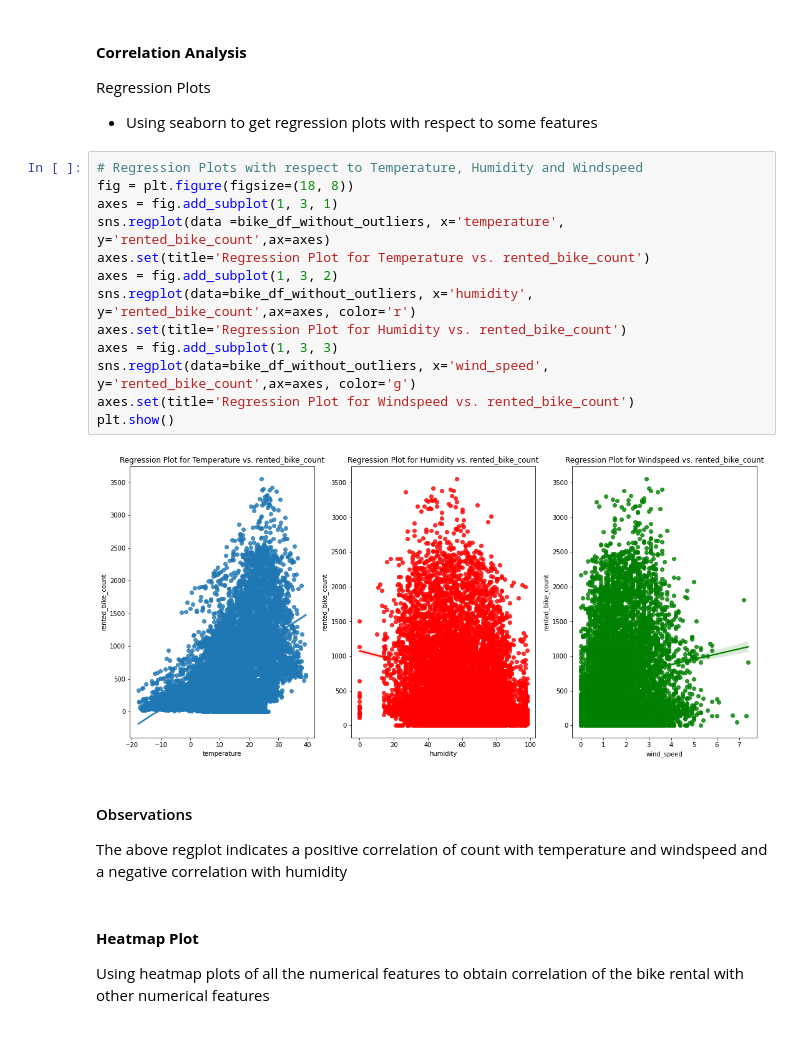
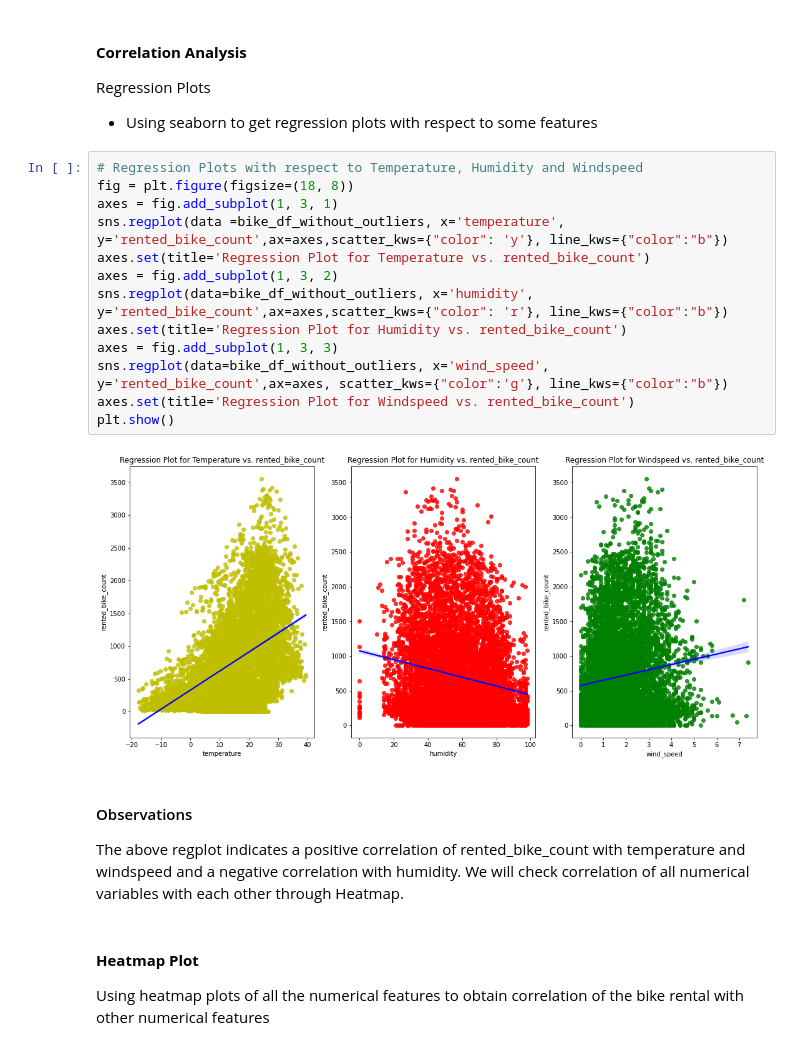
Before and after one commit to Navneet2409/bike-sharing-demand-prediction, a Jupyter notebook: Bike_Sharing_Notebook_Navneet_Keshri.ipynb, the cells around one changed output. Saved outputs shown, nothing was run; the diff lists cells and outputs as text.

```diff
--- a/Bike_Sharing_Notebook_Navneet_Keshri.ipynb
+++ b/Bike_Sharing_Notebook_Navneet_Keshri.ipynb
@@ -717,22 +711,22 @@ Regression Plots
 # %%
 # Regression Plots with respect to Temperature, Humidity and Windspeed
 fig = plt.figure(figsize=(18, 8))
 axes = fig.add_subplot(1, 3, 1)
-sns.regplot(data =bike_df_without_outliers, x='temperature', y='rented_bike_count',ax=axes)
+sns.regplot(data =bike_df_without_outliers, x='temperature', y='rented_bike_count',ax=axes,scatter_kws={"color": 'y'}, line_kws={"color":"b"})
 axes.set(title='Regression Plot for Temperature vs. rented_bike_count')
 axes = fig.add_subplot(1, 3, 2)
-sns.regplot(data=bike_df_without_outliers, x='humidity', y='rented_bike_count',ax=axes, color='r')
+sns.regplot(data=bike_df_without_outliers, x='humidity', y='rented_bike_count',ax=axes,scatter_kws={"color": 'r'}, line_kws={"color":"b"})
 axes.set(title='Regression Plot for Humidity vs. rented_bike_count')
 axes = fig.add_subplot(1, 3, 3)
-sns.regplot(data=bike_df_without_outliers, x='wind_speed', y='rented_bike_count',ax=axes, color='g')
+sns.regplot(data=bike_df_without_outliers, x='wind_speed', y='rented_bike_count',ax=axes, scatter_kws={"color":'g'}, line_kws={"color":"b"})
 axes.set(title='Regression Plot for Windspeed vs. rented_bike_count')
 plt.show()
 # %% [output]
-[figure, old version]
+[figure, new version]
 # %% [markdown]
 #### Observations
 
-The above regplot indicates a positive correlation of count with temperature and windspeed and a negative correlation with humidity
+The above regplot indicates a positive correlation of rented_bike_count with temperature and windspeed and a negative correlation with humidity. We will check correlation of all numerical variables with each other through Heatmap.
 # %% [markdown]
 #### <b> Heatmap Plot </b>
 Using heatmap plots of all the numerical features to obtain correlation of the bike rental with other numerical features
```
Also changed, not shown: parts of 35 cells of this notebook.
